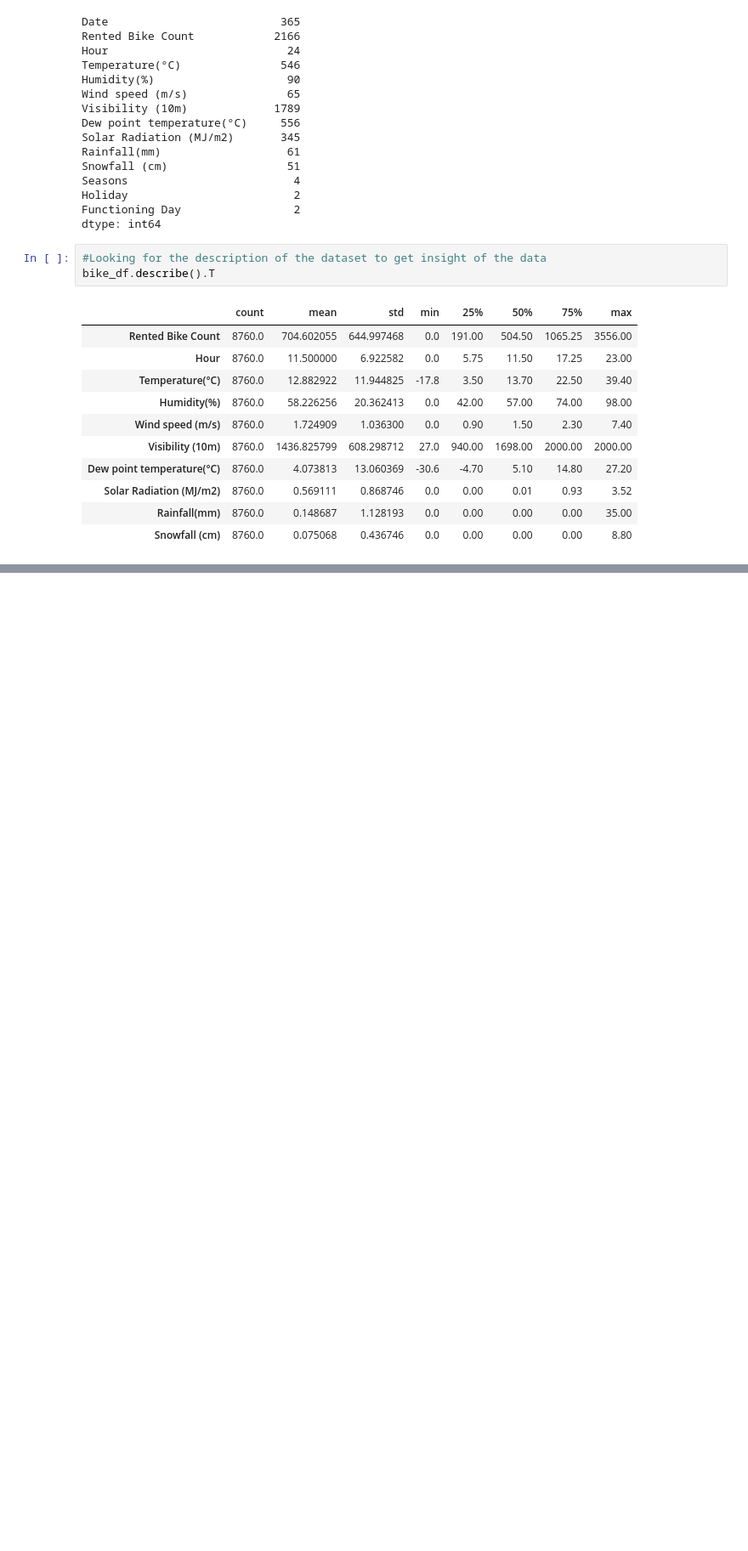
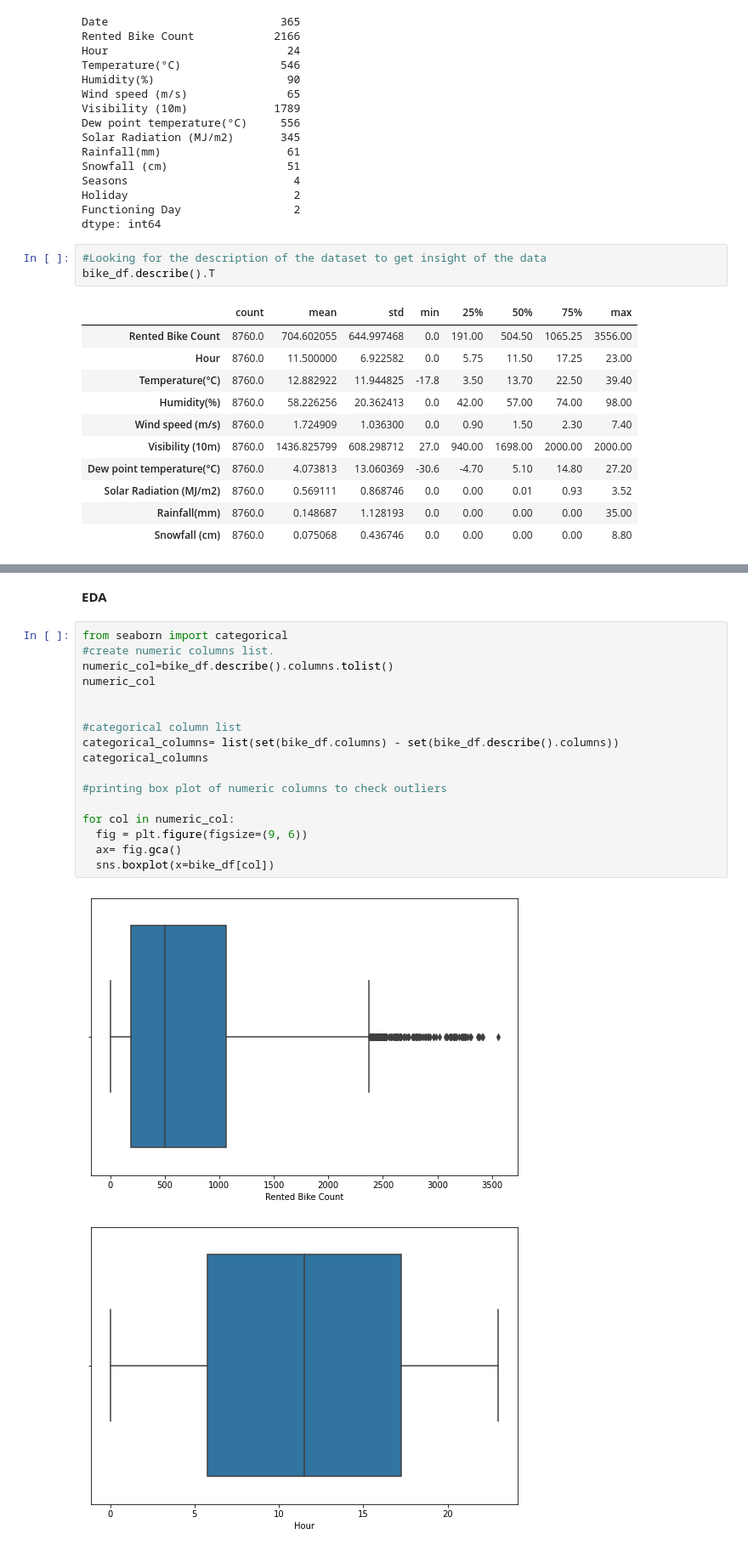
Before and after one commit to vimal9910/Second_Capstone_project_Bike_sharing_prediction, a Jupyter notebook: Bike_Sharing_Demand_Prediction_Capstone_Project.ipynb, the cells around one changed output, grey strips where cells are left out. Shown at 85% size. Cells and saved outputs as stored; diff of their text form; blank space fills up the shorter version.

```diff
--- a/Bike_Sharing_Demand_Prediction_Capstone_Project.ipynb
+++ b/Bike_Sharing_Demand_Prediction_Capstone_Project.ipynb
@@ -132,0 +242,22 @@ bike_df.describe().T
+# %% [markdown]
+**EDA**
+# %%
+from seaborn import categorical
+#create numeric columns list.
+numeric_col=bike_df.describe().columns.tolist()
+numeric_col
+
+
+#categorical column list
+categorical_columns= list(set(bike_df.columns) - set(bike_df.describe().columns))
+categorical_columns
+
+#printing box plot of numeric columns to check outliers
+
+for col in numeric_col:
+  fig = plt.figure(figsize=(9, 6))
+  ax= fig.gca()
+  sns.boxplot(x=bike_df[col])
+# %% [output]
+[figure, added]
+[figure, added]
```
Also changed, not shown: parts of 86 cells of this notebook.
